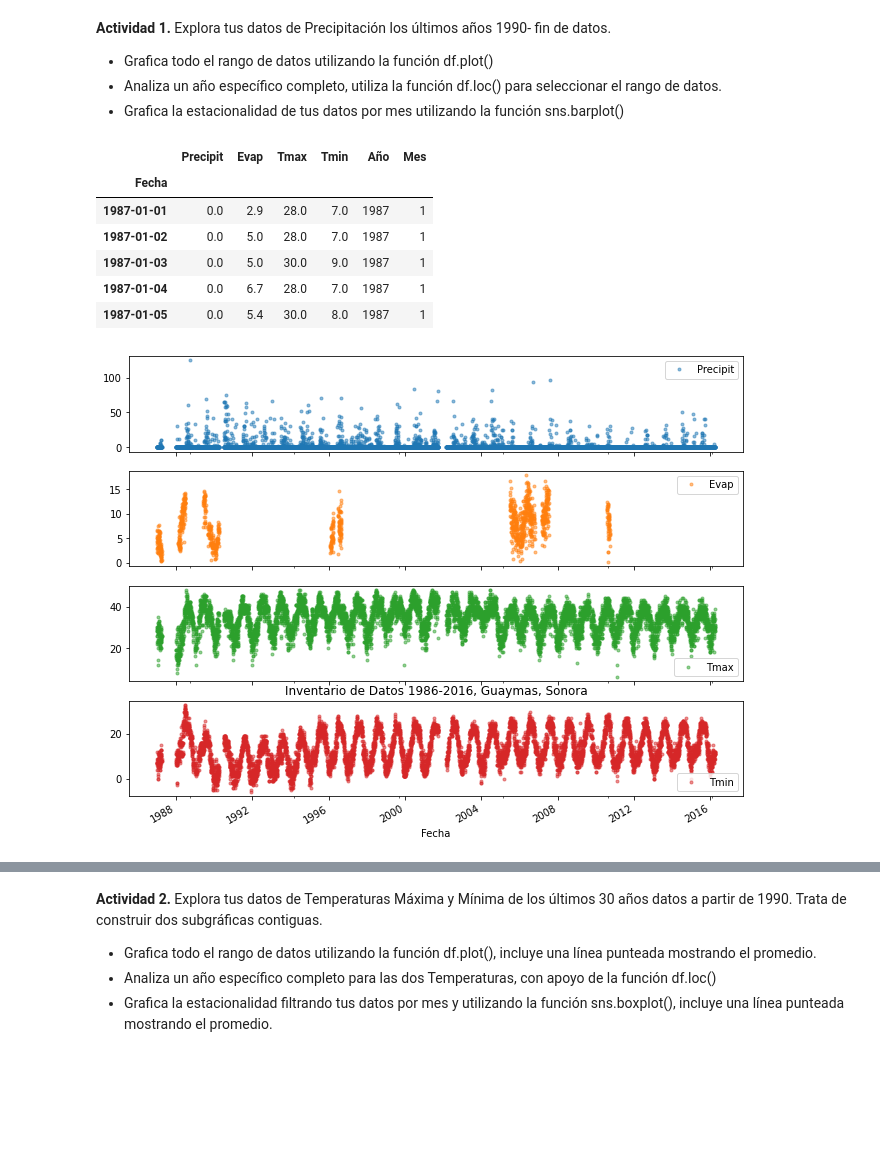
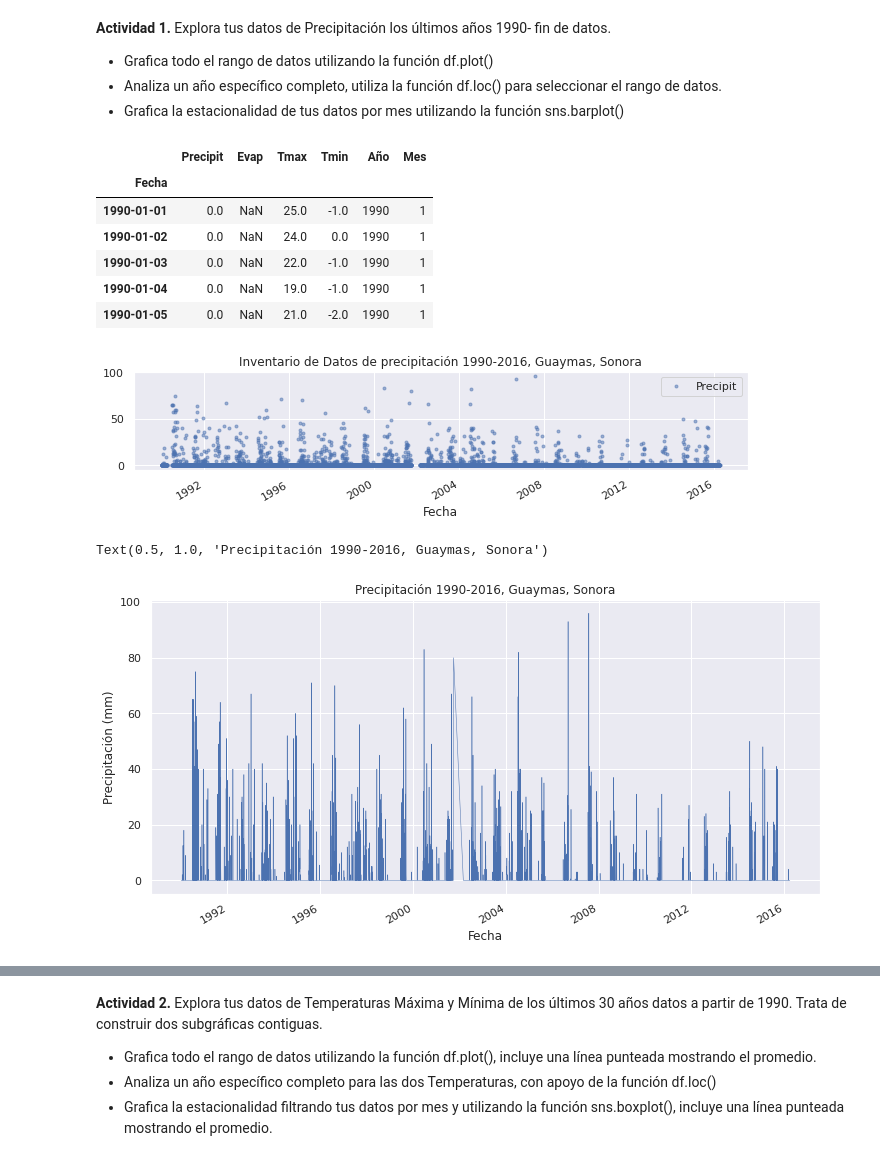
Before and after one commit to HumbertoMezaRuiz/Computacional1, a Jupyter notebook: Actividad5.ipynb, the cells around one changed output, grey strips where cells are left out. Saved outputs shown, nothing was run; the diff lists cells and outputs as text; code cells hidden in the pictures; blank space fills up the shorter version.

```diff
--- a/Actividad5.ipynb
+++ b/Actividad5.ipynb
@@ -94,24 +94,33 @@ dtypes: float64(4), int64(2)
 *   Grafica la estacionalidad de tus datos por mes utilizando la función sns.barplot()
 # %%
 # Vamos a utilizar los últimos 30 años de datos, que corresponden al periodo 1986-2016
-df_30años = df_meteo_ts[(df_meteo_ts['Año'] >= 1986) & (df_meteo_ts['Año'] < 2017)]
+df_30años = df_meteo_ts[(df_meteo_ts['Año'] >= 1990) & (df_meteo_ts['Año'] < 2017)]
 df_30años.head()
 # %% [output]
 |  | Precipit | Evap | Tmax | Tmin | Año | Mes |
 | Fecha |  |  |  |  |  |  |
-| 1987-01-01 | 0.0 | 2.9 | 28.0 | 7.0 | 1987 | 1 |
-| 1987-01-02 | 0.0 | 5.0 | 28.0 | 7.0 | 1987 | 1 |
-| 1987-01-03 | 0.0 | 5.0 | 30.0 | 9.0 | 1987 | 1 |
-| 1987-01-04 | 0.0 | 6.7 | 28.0 | 7.0 | 1987 | 1 |
-| 1987-01-05 | 0.0 | 5.4 | 30.0 | 8.0 | 1987 | 1 |
+| 1990-01-01 | 0.0 | NaN | 25.0 | -1.0 | 1990 | 1 |
+| 1990-01-02 | 0.0 | NaN | 24.0 | 0.0 | 1990 | 1 |
+| 1990-01-03 | 0.0 | NaN | 22.0 | -1.0 | 1990 | 1 |
+| 1990-01-04 | 0.0 | NaN | 19.0 | -1.0 | 1990 | 1 |
+| 1990-01-05 | 0.0 | NaN | 21.0 | -2.0 | 1990 | 1 |
 # %%
 # Checamos la continuidad de datos, para ver si será viable usar ese periodo
-cols_plot = ['Precipit', 'Evap', 'Tmax', 'Tmin']
-ax_ylabels = ['Precip (mm)', 'Evap (mm)', 'Tmax ºC', 'Tmin (ºC)']
+cols_plot = ['Precipit']
+ax_ylabels = ['Precip (mm)']
 axes = df_30años[cols_plot].plot(marker='.', alpha=0.5, linestyle='None',
-                                  figsize=(11, 9), subplots=True)
-plt.title('Inventario de Datos 1986-2016, Guaymas, Sonora');
+                                  figsize=(11, 2), subplots=True)
+plt.title('Inventario de Datos de precipitación 1990-2016, Guaymas, Sonora');
 # %% [output]
-[figure, old version]
+[figure, new version]
+# %%
+# Gráfica de los 30 años de precipitación
+sns.set(rc={'figure.figsize':(12, 6)})
+df_30años['Precipit'].plot(linewidth=0.5);
+plt.ylabel('Precipitación (mm)');
+plt.title('Precipitación 1990-2016, Guaymas, Sonora')
+# %% [output]
+Text(0.5, 1.0, 'Precipitación 1990-2016, Guaymas, Sonora')
+[figure, added]
 # %%
 # Analizando la precipitación en el año 2010, usando la función df.loc() para filtrar un periodo
```
Also changed, not shown: parts of 34 cells of this notebook.
